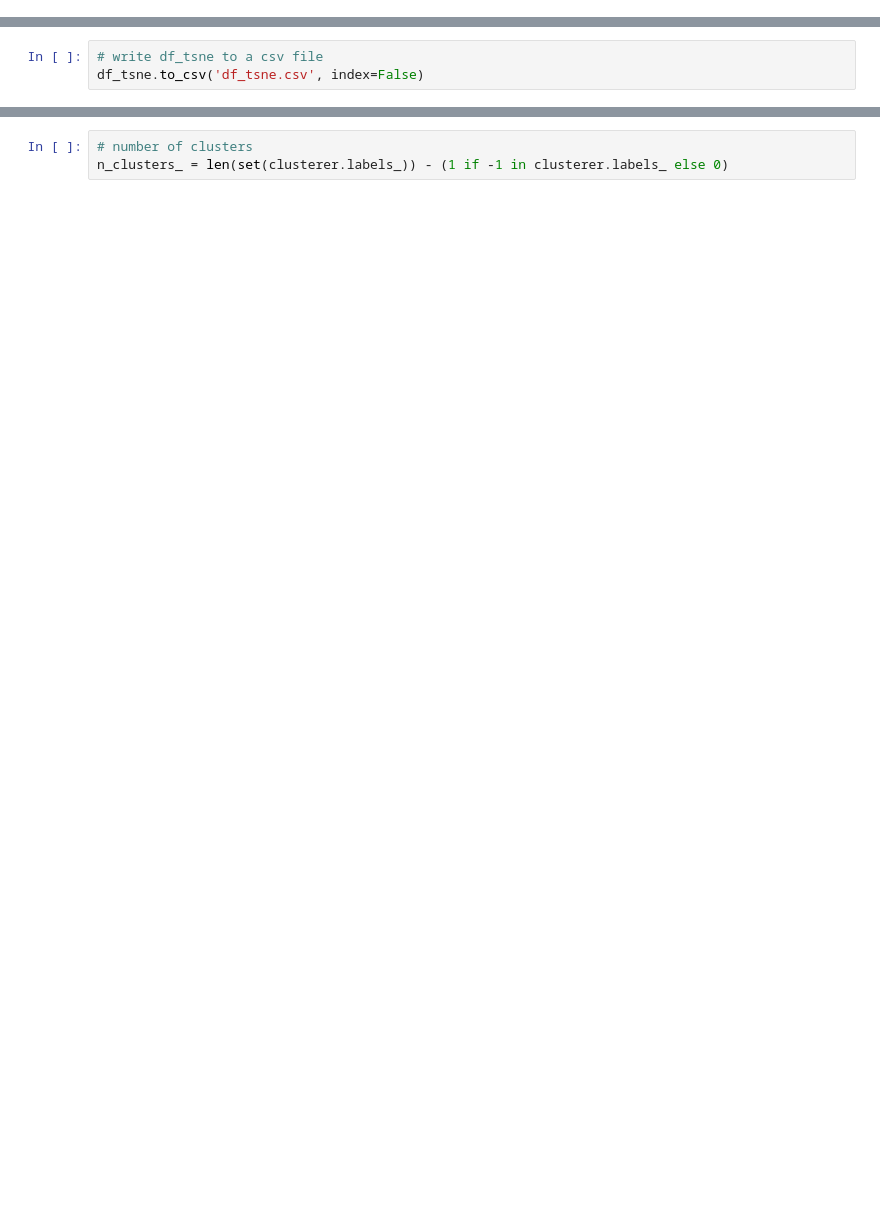
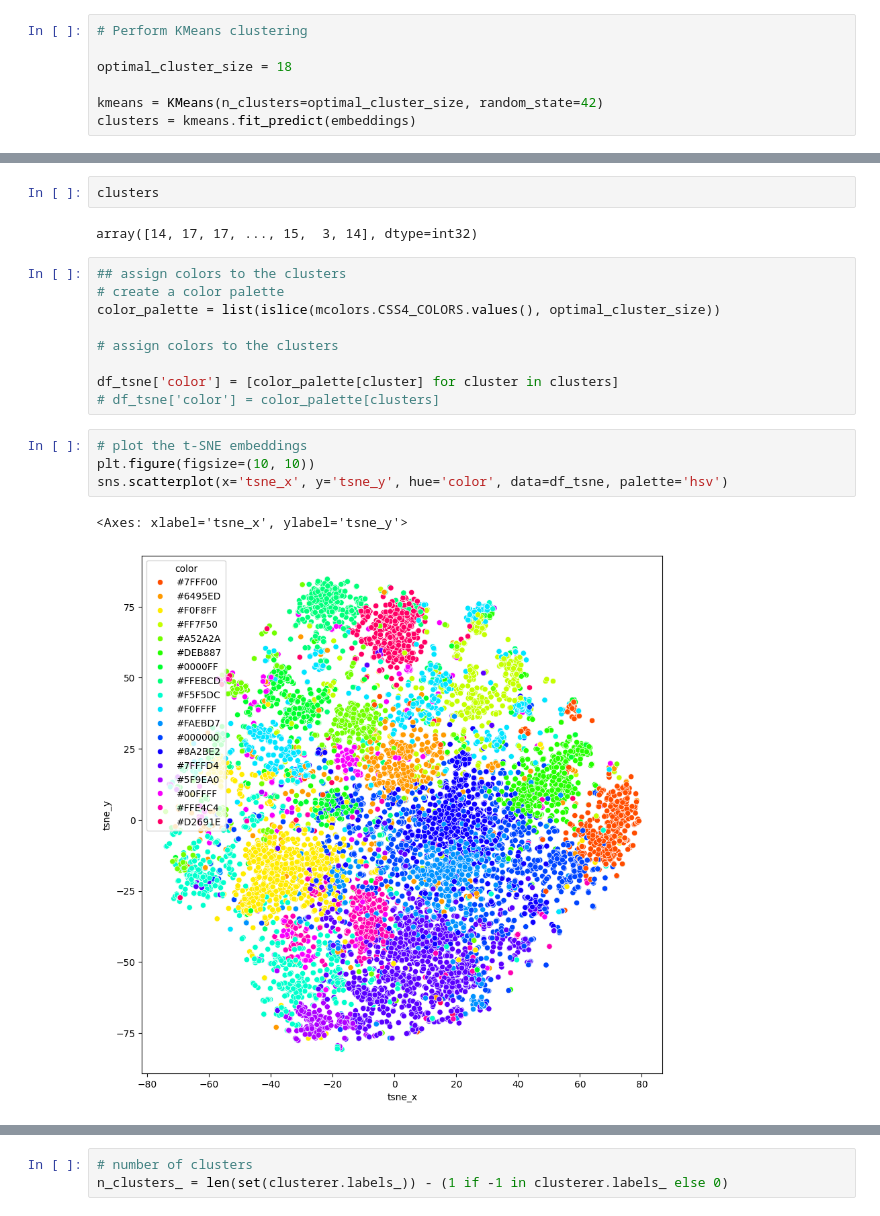
Before and after one commit to cviviers/nanotech_agent, a Jupyter notebook: analysis.ipynb, the cells around one changed output, grey strips where cells are left out. Saved outputs shown, nothing was run; the diff lists cells and outputs as text; blank space fills up the shorter version.

```diff
--- a/analysis.ipynb
+++ b/analysis.ipynb
@@ -103,0 +147,7 @@ embeddings = np.stack(embeddings)
+# %%
+# Perform KMeans clustering
+
+optimal_cluster_size = 18
+
+kmeans = KMeans(n_clusters=optimal_cluster_size, random_state=42)
+clusters = kmeans.fit_predict(embeddings)
@@ -113,6 +206,23 @@ df_tsne = df.copy()
 
 df_tsne['tsne_x'] = tsne_embeddings[:, 0]
 df_tsne['tsne_y'] = tsne_embeddings[:, 1]
-# %%
-# write df_tsne to a csv file
-df_tsne.to_csv('df_tsne.csv', index=False)
+# %%
+clusters
+# %% [output]
+array([14, 17, 17, ..., 15,  3, 14], dtype=int32)
+# %%
+## assign colors to the clusters
+# create a color palette
+color_palette = list(islice(mcolors.CSS4_COLORS.values(), optimal_cluster_size))
+
+# assign colors to the clusters
+
+df_tsne['color'] = [color_palette[cluster] for cluster in clusters]
+# df_tsne['color'] = color_palette[clusters]
+# %%
+# plot the t-SNE embeddings
+plt.figure(figsize=(10, 10))
+sns.scatterplot(x='tsne_x', y='tsne_y', hue='color', data=df_tsne, palette='hsv')
+# %% [output]
+<Axes: xlabel='tsne_x', ylabel='tsne_y'>
+[figure, added]
```
Also changed, not shown: parts of 39 cells of this notebook, 5 other files.
